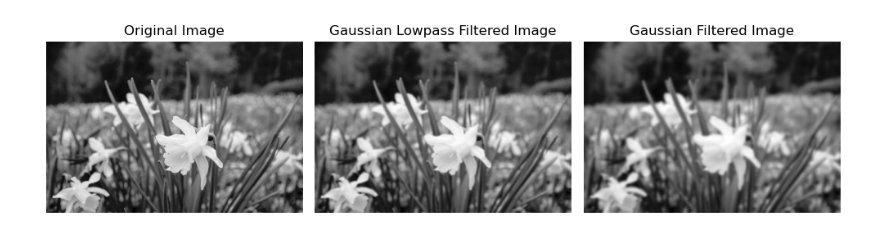
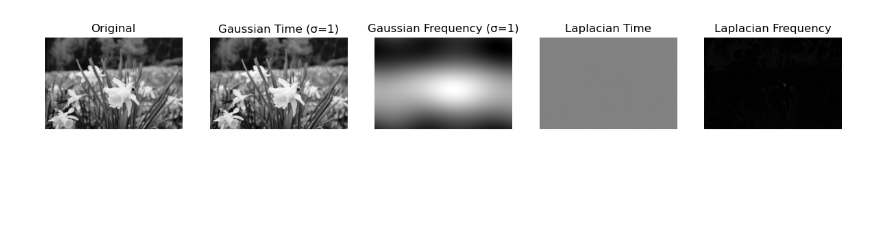
Before and after one commit to saharhaghighat/Image-Processing, a Jupyter notebook: Q5-time & Frequency.ipynb, the cells around one changed output. Cells and saved outputs as stored; diff of their text form; code cells hidden in the pictures; blank space fills up the shorter version.

```diff
--- a/Q5-time & Frequency.ipynb
+++ b/Q5-time & Frequency.ipynb
@@ -1,28 +1,84 @@
 # %%
 import cv2
 import numpy as np
 import matplotlib.pyplot as plt
+from scipy.fftpack import fftshift, ifftshift, fft2, ifft2
 
-# خواندن تصویر
-image = cv2.imread('5.jpg', cv2.IMREAD_GRAYSCALE)
+# تابعی برای نمایش تصاویر
+def show_images(images, titles, cmap='gray'):
+    plt.figure(figsize=(15, 5))
+    for i, (image, title) in enumerate(zip(images, titles)):
+        plt.subplot(1, len(images), i+1)
+        plt.imshow(image, cmap=cmap)
+        plt.title(title)
+        plt.axis('off')
+    plt.show()
+
+# بارگذاری تصویر
+image_path = '5.jpg'  # مسیر تصویر خود را قرار دهید
+image = cv2.imread(image_path, 0)
+
+# اعمال فیلتر گوسی در حوزه زمان
+def gaussian_filter_time(image, sigma):
+    return cv2.GaussianBlur(image, (0, 0), sigma)
+
+# اعمال فیلتر گوسی در حوزه فرکانس
+def gaussian_filter_frequency(image, sigma):
+    dft = fft2(image)
+    dft_shifted = fftshift(dft)
+
+    rows, cols = image.shape
+    crow, ccol = rows // 2, cols // 2
+
+    x = np.linspace(-ccol, ccol, cols)
+    y = np.linspace(-crow, crow, rows)
+    x, y = np.meshgrid(x, y)
+
+    gaussian_kernel = np.exp(-(x**2 + y**2) / (2 * sigma**2))
+
+    dft_shifted_filtered = dft_shifted * gaussian_kernel
+    dft_filtered = ifftshift(dft_shifted_filtered)
+
+    filtered_image = np.abs(ifft2(dft_filtered))
+    return filtered_image
 
 # اعمال فیلتر الپالسی در حوزه زمان
-sigma_lp = 5  # پارامتر سیگما برای فیلتر الپالسی
-lp_filter = cv2.GaussianBlur(image, (0, 0), sigma_lp)
+def laplacian_filter_time(image):
+    return cv2.Laplacian(image, cv2.CV_64F)
 
-# اعمال فیلتر گوسی در حوزه زمان
-sigma_g = 10  # پارامتر سیگما برای فیلتر گوسی
-gaussian_filter = cv2.GaussianBlur(image, (0, 0), sigma_g)
+# اعمال فیلتر الپالسی در حوزه فرکانس
+def laplacian_filter_frequency(image):
+    dft = fft2(image)
+    dft_shifted = fftshift(dft)
 
-# نمایش تصاویر اصلی و فیلتر شده
-plt.figure(figsize=(10, 5))
-plt.subplot(131), plt.imshow(image, cmap='gray')
-plt.title('Original Image'), plt.axis('off')
-plt.subplot(132), plt.imshow(lp_filter, cmap='gray')
-plt.title('Gaussian Lowpass Filtered Image'), plt.axis('off')
-plt.subplot(133), plt.imshow(gaussian_filter, cmap='gray')
-plt.title('Gaussian Filtered Image'), plt.axis('off')
-plt.tight_layout()
-plt.show()
+    rows, cols = image.shape
+    crow, ccol = rows // 2, cols // 2
+
+    x = np.linspace(-ccol, ccol, cols)
+    y = np.linspace(-crow, crow, rows)
+    x, y = np.meshgrid(x, y)
+
+    laplacian_kernel = -(x**2 + y**2)
+
+    dft_shifted_filtered = dft_shifted * laplacian_kernel
+    dft_filtered = ifftshift(dft_shifted_filtered)
+
+    filtered_image = np.abs(ifft2(dft_filtered))
+    return filtered_image
+
+# اعمال فیلترها و نمایش نتایج
+sigmas = [1, 3, 5]
+
+for sigma in sigmas:
+    gaussian_time = gaussian_filter_time(image, sigma)
+    gaussian_frequency = gaussian_filter_frequency(image, sigma)
+
+    laplacian_time = laplacian_filter_time(image)
+    laplacian_frequency = laplacian_filter_frequency(image)
+
+    show_images(
+        [image, gaussian_time, gaussian_frequency, laplacian_time, laplacian_frequency],
+        ['Original', f'Gaussian Time (σ={sigma})', f'Gaussian Frequency (σ={sigma})', 'Laplacian Time', 'Laplacian Frequency']
+    )
 # %% [output]
-[figure, old version]
+[figure, new version]
```
Also changed, not shown: parts of 1 cell of this notebook.
